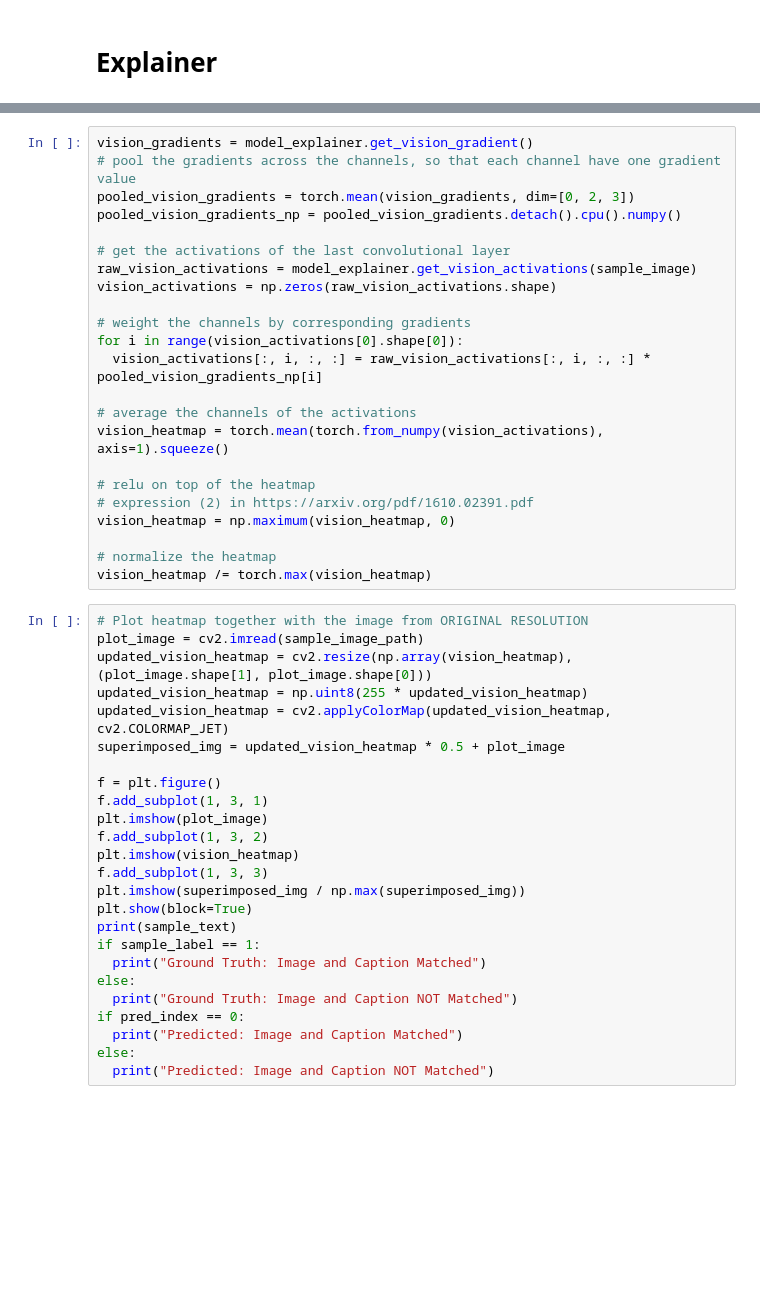
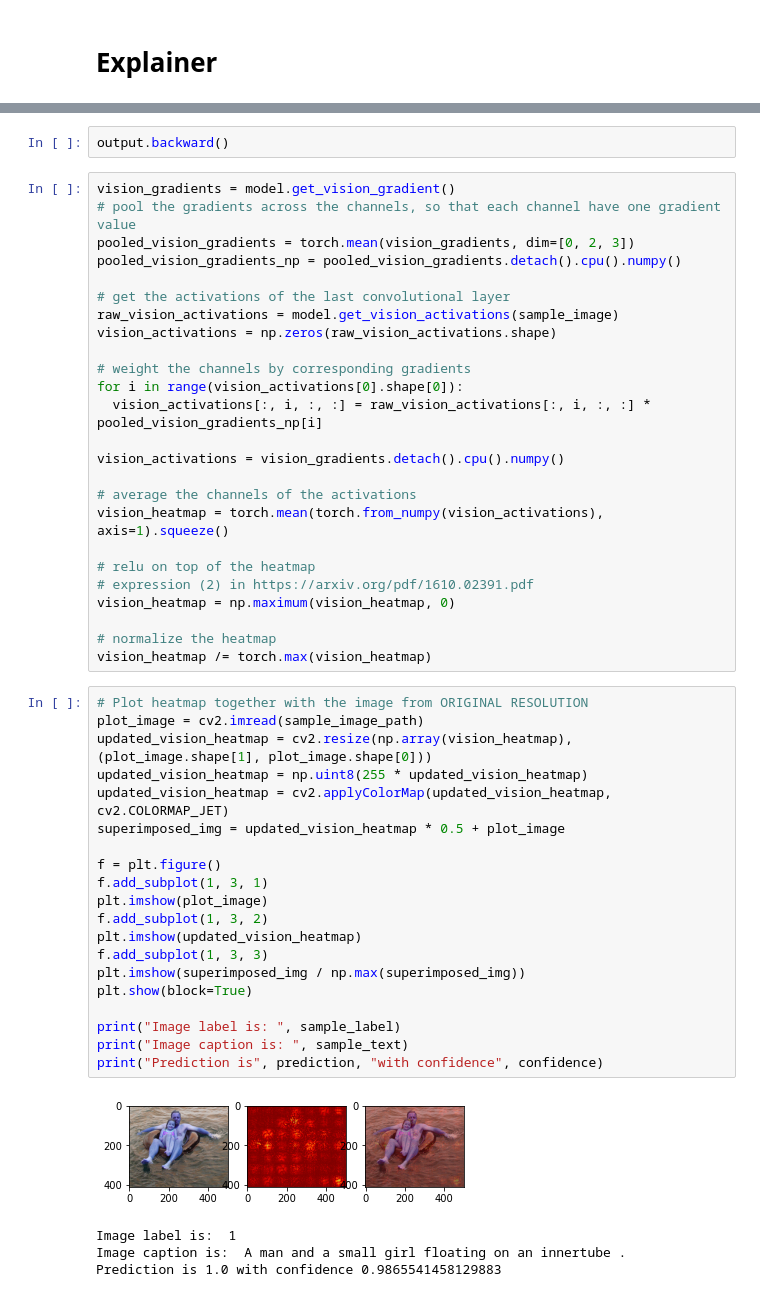
Before and after one commit to MichaelYxWang/CrossExplain, a Jupyter notebook: notebooks/multimodal_gradcam_CLIP.ipynb, the cells around one changed output, grey strips where cells are left out. Cells and saved outputs as stored; diff of their text form; blank space fills up the shorter version.

```diff
--- a/notebooks/multimodal_gradcam_CLIP.ipynb
+++ b/notebooks/multimodal_gradcam_CLIP.ipynb
@@ -905,16 +865,20 @@ print(probs)
+# %%
+output.backward()
 # %%
-vision_gradients = model_explainer.get_vision_gradient()
+vision_gradients = model.get_vision_gradient()
 # pool the gradients across the channels, so that each channel have one gradient value
 pooled_vision_gradients = torch.mean(vision_gradients, dim=[0, 2, 3])
 pooled_vision_gradients_np = pooled_vision_gradients.detach().cpu().numpy()
 
 # get the activations of the last convolutional layer
-raw_vision_activations = model_explainer.get_vision_activations(sample_image)
+raw_vision_activations = model.get_vision_activations(sample_image)
 vision_activations = np.zeros(raw_vision_activations.shape)
 
 # weight the channels by corresponding gradients
 for i in range(vision_activations[0].shape[0]):
   vision_activations[:, i, :, :] = raw_vision_activations[:, i, :, :] * pooled_vision_gradients_np[i]
+
+vision_activations = vision_gradients.detach().cpu().numpy()
 
 # average the channels of the activations
 vision_heatmap = torch.mean(torch.from_numpy(vision_activations), axis=1).squeeze()
@@ -928,26 +892,26 @@ vision_heatmap /= torch.max(vision_heatmap)
 # %%
 # Plot heatmap together with the image from ORIGINAL RESOLUTION
 plot_image = cv2.imread(sample_image_path)
 updated_vision_heatmap = cv2.resize(np.array(vision_heatmap), (plot_image.shape[1], plot_image.shape[0]))
 updated_vision_heatmap = np.uint8(255 * updated_vision_heatmap)
 updated_vision_heatmap = cv2.applyColorMap(updated_vision_heatmap, cv2.COLORMAP_JET)
 superimposed_img = updated_vision_heatmap * 0.5 + plot_image
 
 f = plt.figure()
 f.add_subplot(1, 3, 1)
 plt.imshow(plot_image)
 f.add_subplot(1, 3, 2)
-plt.imshow(vision_heatmap)
+plt.imshow(updated_vision_heatmap)
 f.add_subplot(1, 3, 3)
 plt.imshow(superimposed_img / np.max(superimposed_img))
 plt.show(block=True)
-print(sample_text)
-if sample_label == 1:
-  print("Ground Truth: Image and Caption Matched")
-else:
-  print("Ground Truth: Image and Caption NOT Matched")
-if pred_index == 0:
-  print("Predicted: Image and Caption Matched")
-else:
-  print("Predicted: Image and Caption NOT Matched")
+
+print("Image label is: ", sample_label)
+print("Image caption is: ", sample_text)
+print("Prediction is", prediction, "with confidence", confidence)
+# %% [output]
+[figure, added]
+Image label is:  1
+Image caption is:  A man and a small girl floating on an innertube .
+Prediction is 1.0 with confidence 0.9865541458129883
 # %%
```
Also changed, not shown: parts of 20 cells of this notebook.
